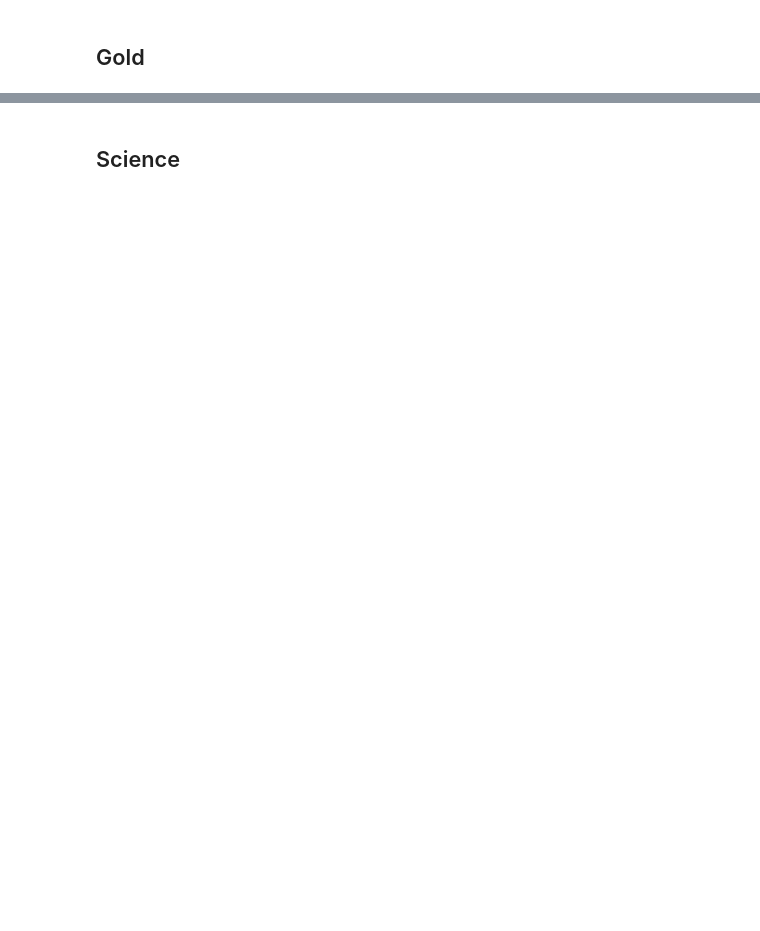
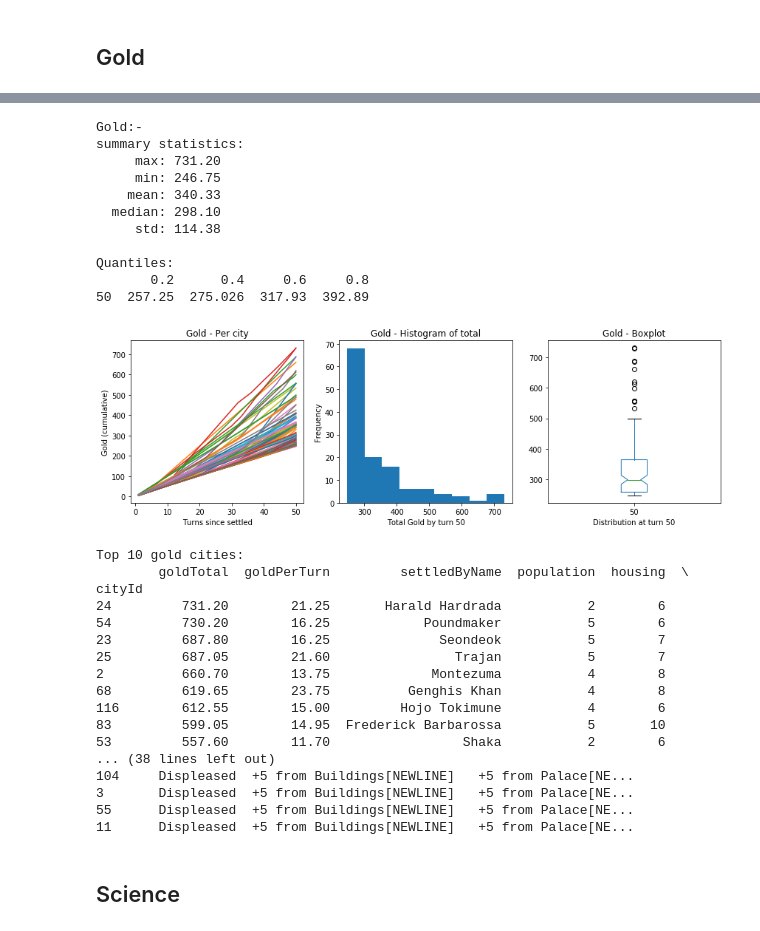
Before and after one commit to kebnoa/Civ6RFCitySettlement, a Jupyter notebook: Analysis/02 Data Exploration - City Per Turn.ipynb, the cells around one changed output, grey strips where cells are left out. Saved outputs shown, nothing was run; the diff lists cells and outputs as text; code cells hidden in the pictures; blank space fills up the shorter version.

```diff
--- a/Analysis/02 Data Exploration - City Per Turn.ipynb
+++ b/Analysis/02 Data Exploration - City Per Turn.ipynb
@@ -332,2 +167,34 @@ cityId
+# %%
+showYieldMetrics('Gold', 10)
+# %% [output]
+Gold:-
+summary statistics:
+     max: 731.20
+     min: 246.75
+    mean: 340.33
+  median: 298.10
+     std: 114.38
+
+Quantiles:
+       0.2      0.4     0.6     0.8
+50  257.25  275.026  317.93  392.89
+[figure, added]
+Top 10 gold cities:
+        goldTotal  goldPerTurn         settledByName  population  housing  \
+cityId
+24         731.20        21.25       Harald Hardrada           2        6
+54         730.20        16.25            Poundmaker           5        6
+23         687.80        16.25              Seondeok           5        7
+25         687.05        21.60                Trajan           5        7
+2          660.70        13.75             Montezuma           4        8
+68         619.65        23.75          Genghis Khan           4        8
+116        612.55        15.00         Hojo Tokimune           4        6
+83         599.05        14.95  Frederick Barbarossa           5       10
+53         557.60        11.70                 Shaka           2        6
+... (38 lines left out)
+104     Displeased  +5 from Buildings[NEWLINE]   +5 from Palace[NE...
+3       Displeased  +5 from Buildings[NEWLINE]   +5 from Palace[NE...
+55      Displeased  +5 from Buildings[NEWLINE]   +5 from Palace[NE...
+11      Displeased  +5 from Buildings[NEWLINE]   +5 from Palace[NE...
 # %% [markdown]
 ## Science
```
Also changed, not shown: parts of 25 cells of this notebook, 36 other files.
